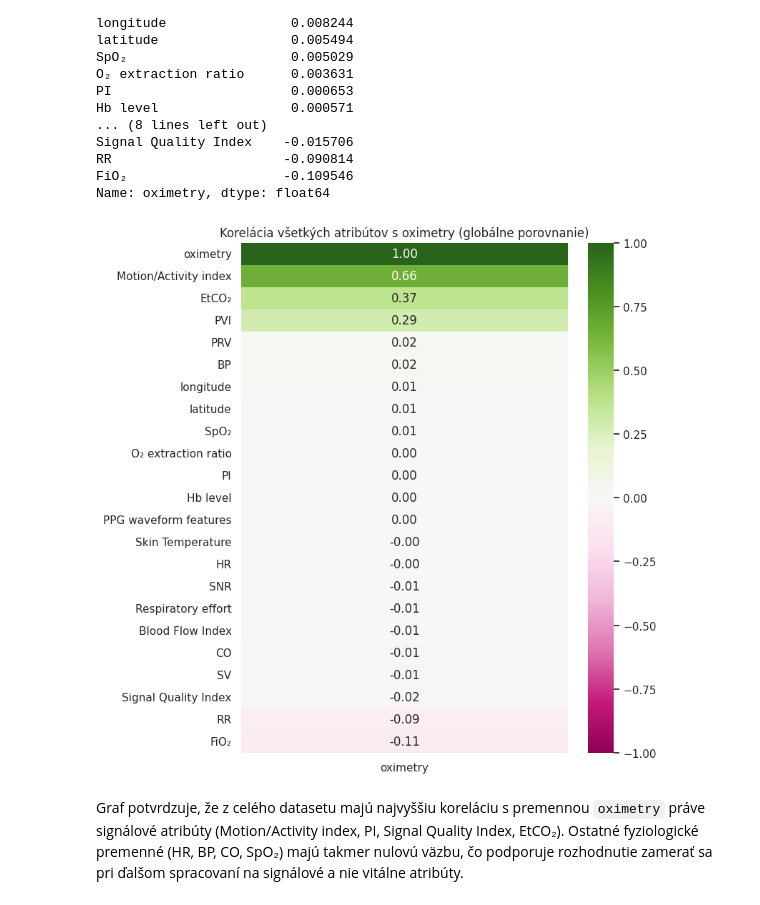
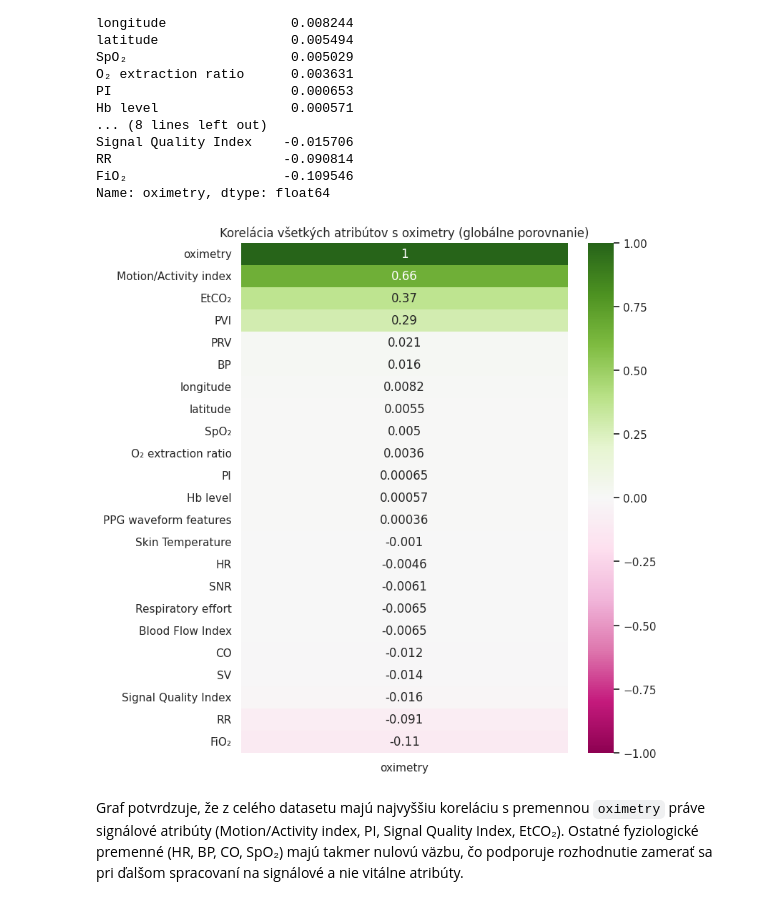
Before and after one commit to johannatilesova/IAU-project, a Jupyter notebook: phase1_TilesovaPecenka.ipynb, the cells around one changed output. Drawn from its saved outputs; the diff is of its cells as text; code cells hidden in the pictures.

```diff
--- a/phase1_TilesovaPecenka.ipynb
+++ b/phase1_TilesovaPecenka.ipynb
@@ -15,7 +15,7 @@ import scipy.stats as stats
 # %%
 mpl.rcParams["font.family"] = "DejaVu Sans"
 plt.rcParams["font.family"] = "DejaVu Sans"
-sns.set_theme(palette="PiYG")
+sns.set_theme(palette="vanimo")
 # %% [markdown]
 ### Načítanie dát do premenných
 # %%
@@ -507,26 +507,25 @@ Name: oximetry, dtype: float64
 # %%
 mpl.rcParams["font.family"] = "DejaVu Sans"
 
 # vypočítame koreláciu celej matice
 corr = df_observation.corr()
 
 # zoradíme podľa korelácie s targetom
 corr_sorted = corr.sort_values(by='oximetry', ascending=False)
 
 plt.figure(figsize=(8, 8))
 sns.heatmap(
     corr_sorted[['oximetry']],        # len stĺpec targetu
     annot=True,
-    fmt=".2f",
     cmap="PiYG",
     center=0,
     vmin=-1, vmax=1
 )
 plt.title("Korelácia všetkých atribútov s oximetry (globálne porovnanie)")
 plt.tight_layout()
 plt.show()
 # %% [output]
-[figure, old version]
+[figure, new version]
 # %% [markdown]
 Graf potvrdzuje, že z celého datasetu majú najvyššiu koreláciu s premennou `oximetry` práve signálové atribúty (Motion/Activity index, PI, Signal Quality Index, EtCO₂). Ostatné fyziologické premenné (HR, BP, CO, SpO₂) majú takmer nulovú väzbu, čo podporuje rozhodnutie zamerať sa pri ďalšom spracovaní na signálové a nie vitálne atribúty.
 # %% [markdown]
```
Also changed, not shown: parts of 21 cells of this notebook, 1 other file.
